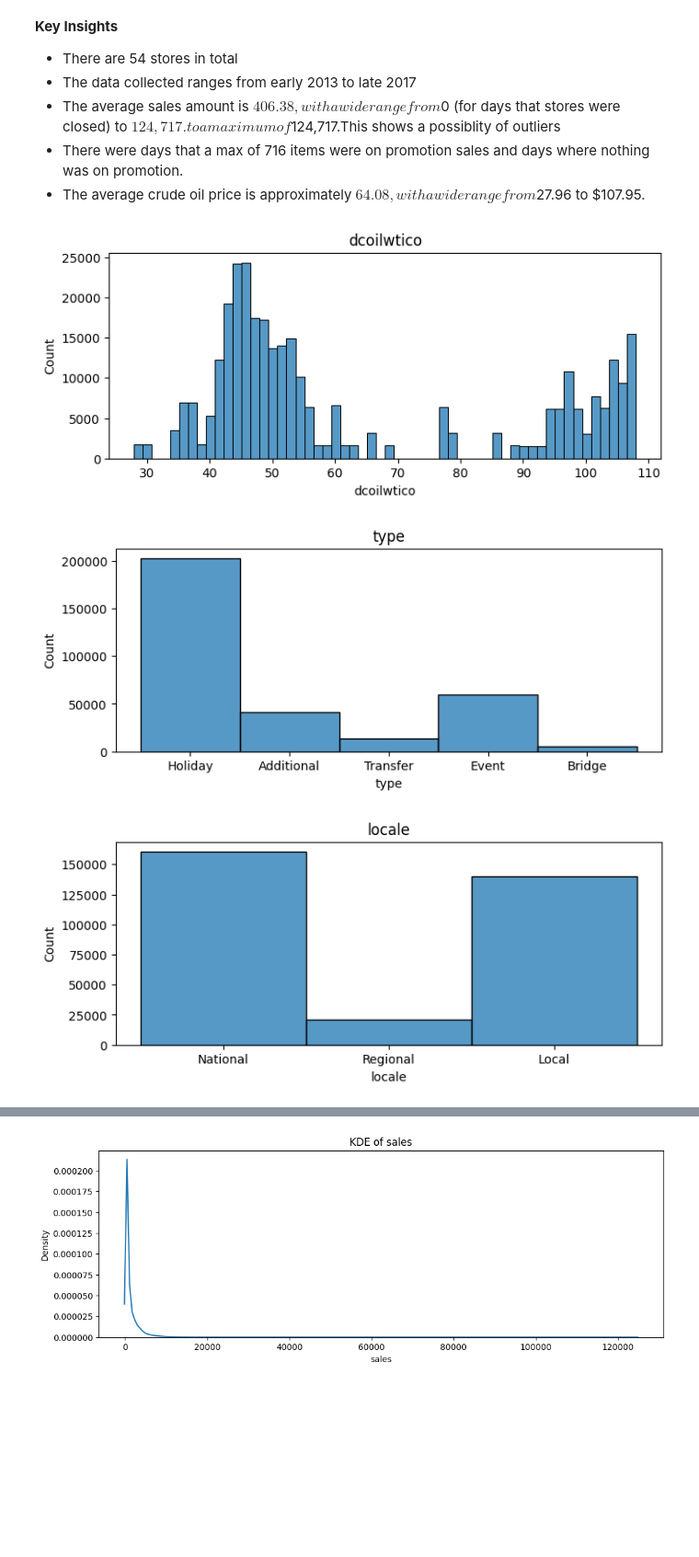
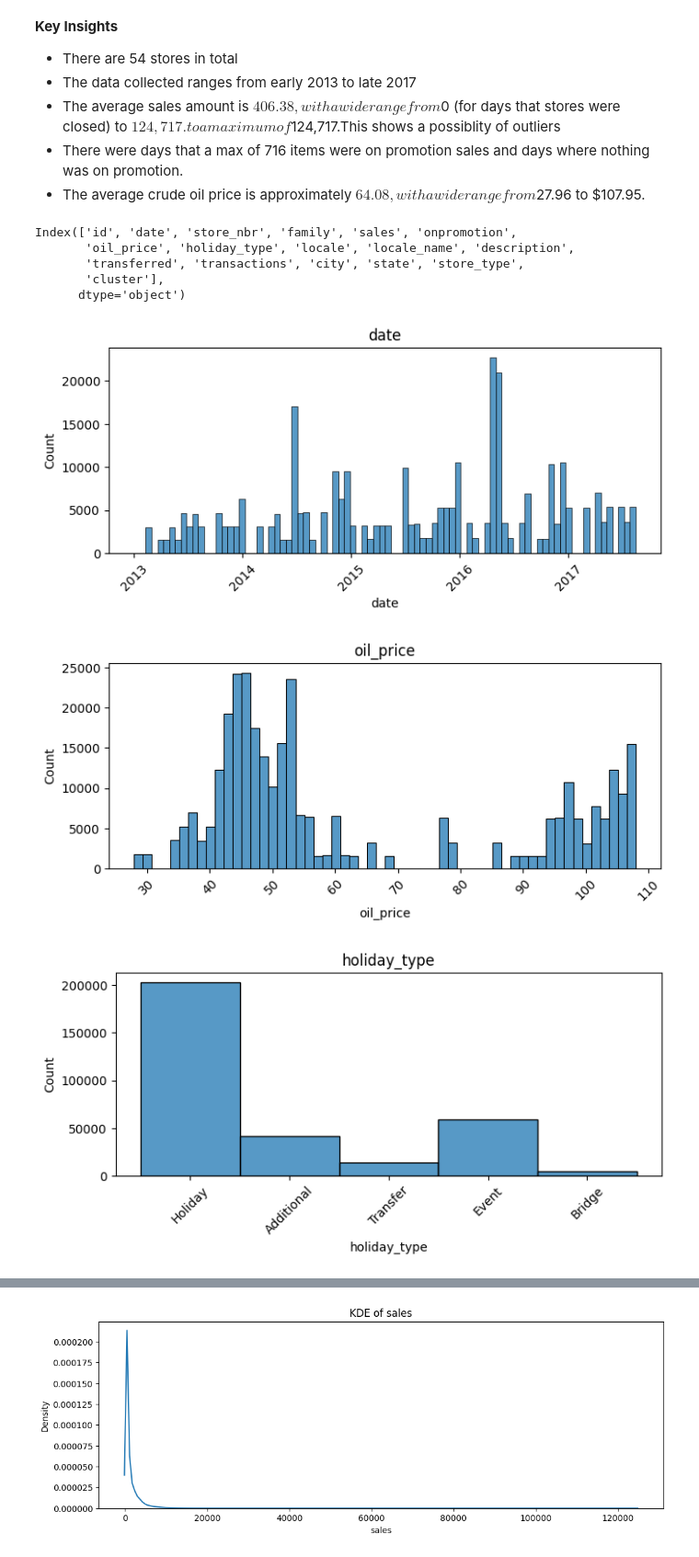
Before and after one commit to Kwamena-A-Yamoah/Time-Series-Regression-Analysis-Corporation-Favorita-, a Jupyter notebook: Notebook/Time_Series_Regression_Analysis.ipynb, the cells around one changed output, grey strips where cells are left out. Shown at 92% size. Drawn from its saved outputs; the diff is of its cells as text; code cells hidden in the pictures; blank space fills up the shorter version.

```diff
--- a/Notebook/Time_Series_Regression_Analysis.ipynb
+++ b/Notebook/Time_Series_Regression_Analysis.ipynb
@@ -470,0 +476,8 @@ __Key Insight__
+# %%
+# rename column in oil_df
+oil_df = oil_df.rename(columns={'dcoilwtico':'oil_price'})
+
+# Fill the null values with the next available value using bfill
+oil_df['oil_price'] = oil_df['oil_price'].fillna(method='bfill')
+
+oil_df
@@ -473,11 +506,16 @@ __Key Insight__
 # %%
 # Merge all holidays, transaction and oil datasets on "date"
 hot_df = oil_df.merge(holidays_df, on="date") \
-             .merge(transactions_df, on="date")
+             .merge(transactions_df, on="date")\
+            .merge(stores_df, on= "store_nbr")
 
 # Merging hot_df and train_df on "date" and "store_nbr"
-all_df= hot_df.merge(train_df, on=["date",'store_nbr'], how='inner')
+all_df= train_df.merge(hot_df, on=["date", "store_nbr"])
 
 print("Merged data shape:", all_df.shape)
+
+# rename columns
+all_df= all_df.rename(columns={'type_x':'holiday_type', 'type_y':'store_type'})
+
 all_df.head()
 # %% [output]
@@ -491,7 +529,7 @@ Merged data shape: (322047, 13)
 # %% [markdown]
 We can further investigate the null values of "dcoilwtico" column using the "df" DataFrame
 # %%
-dcoil_nulls= all_df[all_df['dcoilwtico'].isna()]
+dcoil_nulls= all_df[all_df['oil_price'].isna()]
 
 print("Data shape:",dcoil_nulls.shape)
 
@@ -536,9 +574,9 @@ __Key Insights__
 - The percentage of null values in the 'dcoilwtico' column is 6.84%, which is not a significant number. We can safely fill these nulls with the next available value using backfill.
 - All null values in the "dcoilwtico" column have "False" value in the transferred column indicating that all their event types were not transferred.
 # %%
-# Fill the null values with the next available value using bfill
-all_df['dcoilwtico'] = all_df['dcoilwtico'].fillna(method='bfill')
+# # Fill the null values with the next available value using bfill
+# all_df['oil_price'] = all_df['oil_price'].fillna(method='bfill')
 
 # view data
-all_df.head()
+all_df.isna().sum()
 # %% [output]
@@ -587,14 +639,23 @@ __Key Insights__
 - The average sales amount is $406.38, with a wide range from $0 (for days that stores were closed) to $124,717.  to a maximum of $124,717.This shows a possiblity of outliers
 - There were days that a max of 716 items were on promotion sales and days where nothing was on promotion.
 - The average crude oil price is approximately $64.08, with a wide range from $27.96 to $107.95.
+# %%
+all_df.columns
+# %% [output]
+Index(['id', 'date', 'store_nbr', 'family', 'sales', 'onpromotion',
+       'oil_price', 'holiday_type', 'locale', 'locale_name', 'description',
+       'transferred', 'transactions', 'city', 'state', 'store_type',
+       'cluster'],
+      dtype='object')
 # %%
 # Draw a boxplot for Sales and onpromotion
-for column in all_df.drop(columns=['date','id','description','store_nbr','sales','onpromotion','family'], axis=1).columns:
+for column in all_df.drop(columns=['id','description','store_nbr','sales','onpromotion','family'], axis=1).columns:
     plt.figure(figsize=(8,3))
     sns.histplot(x=column, data=all_df)
     plt.title(f'{column}')
+    plt.xticks(rotation=45)
     plt.show()
 # %% [output]
-[figure, old version]
+[figure, new version]
-[figure, old version]
+[figure, new version]
-[figure, old version]
+[figure, new version]
```
Also changed, not shown: parts of 97 cells of this notebook, 1 other file.
